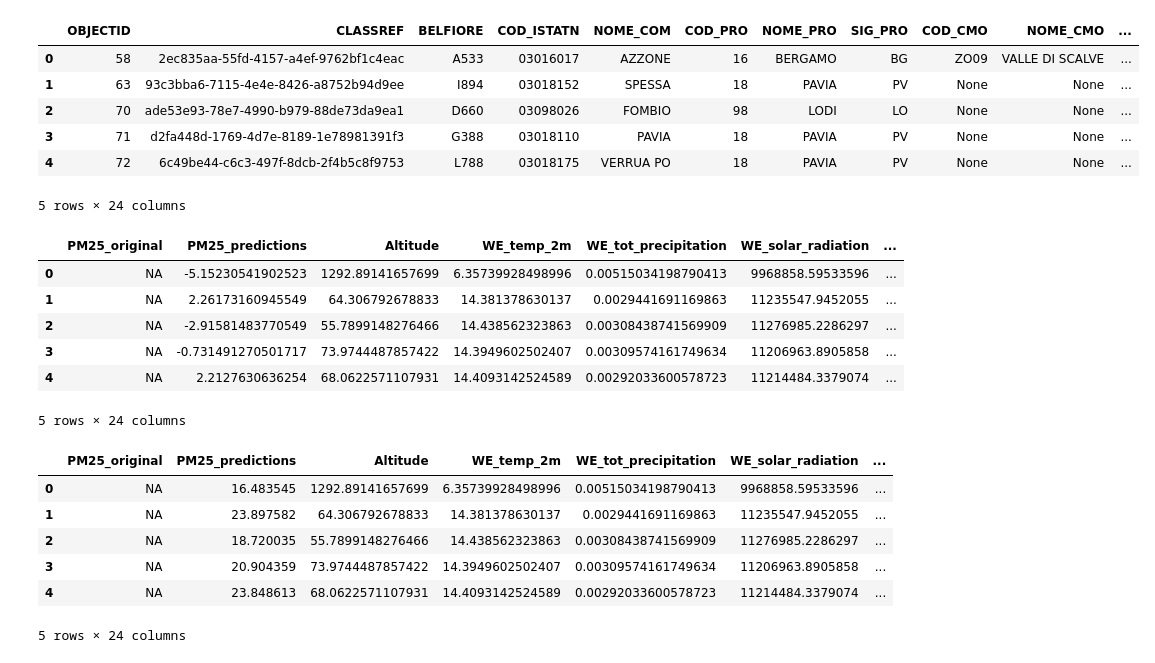
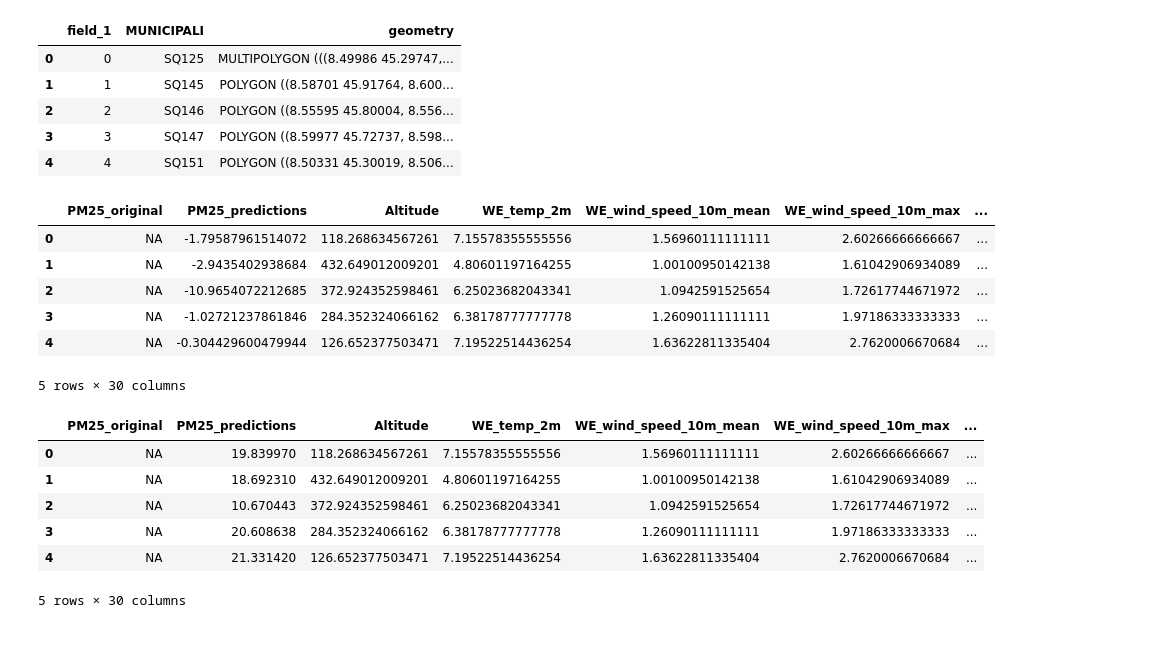
Before and after one commit to Andrea01Fraschini/SBARTProject, a Jupyter notebook: notebooks/output_analysis.ipynb, the cells around one changed output. Drawn from its saved outputs; the diff is of its cells as text; code cells hidden in the pictures.

```diff
--- a/notebooks/output_analysis.ipynb
+++ b/notebooks/output_analysis.ipynb
@@ -4,33 +4,32 @@ import pandas as pd
 import numpy as np
 import matplotlib.pyplot as plt
 # %%
-map = gpd.read_file('../data/AgrImOnIa/raw/Comuni_correnti_poligonali.shp')
+map = gpd.read_file('../data/AgrImOnIa/raw/AreasGeometriesWithNames.shp')
 map = map.to_crs({'init': 'epsg:4326'})
 map.head()
 # %% [output]
-|  | OBJECTID | CLASSREF | BELFIORE | COD_ISTATN | NOME_COM | COD_PRO | NOME_PRO | SIG_PRO | COD_CMO | NOME_CMO | ... |
-| 0 | 58 | 2ec835aa-55fd-4157-a4ef-9762bf1c4eac | A533 | 03016017 | AZZONE | 16 | BERGAMO | BG | ZO09 | VALLE DI SCALVE | ... |
-| 1 | 63 | 93c3bba6-7115-4e4e-8426-a8752b94d9ee | I894 | 03018152 | SPESSA | 18 | PAVIA | PV | None | None | ... |
-| 2 | 70 | ade53e93-78e7-4990-b979-88de73da9ea1 | D660 | 03098026 | FOMBIO | 98 | LODI | LO | None | None | ... |
-| 3 | 71 | d2fa448d-1769-4d7e-8189-1e78981391f3 | G388 | 03018110 | PAVIA | 18 | PAVIA | PV | None | None | ... |
-| 4 | 72 | 6c49be44-c6c3-497f-8dcb-2f4b5c8f9753 | L788 | 03018175 | VERRUA PO | 18 | PAVIA | PV | None | None | ... |
+|  | field_1 | MUNICIPALI | geometry |
+| 0 | 0 | SQ125 | MULTIPOLYGON (((8.49986 45.29747,... |
+| 1 | 1 | SQ145 | POLYGON ((8.58701 45.91764, 8.600... |
+| 2 | 2 | SQ146 | POLYGON ((8.55595 45.80004, 8.556... |
+| 3 | 3 | SQ147 | POLYGON ((8.59977 45.72737, 8.598... |
+| 4 | 4 | SQ151 | POLYGON ((8.50331 45.30019, 8.506... |
-5 rows × 24 columns
 # %%
-model_file_name = "../output/Model_Gen2018_30wind_10m_0.csv"
+model_file_name = "../output/2018_high_season_year_model_30wind_10m_0.csv"
 model_data = gpd.read_file(model_file_name)
 model_data.head()
 # %% [output]
-|  | PM25_original | PM25_predictions | Altitude | WE_temp_2m | WE_tot_precipitation | WE_solar_radiation | ... |
-| 0 | NA | -5.15230541902523 | 1292.89141657699 | 6.35739928498996 | 0.00515034198790413 | 9968858.59533596 | ... |
-| 1 | NA | 2.26173160945549 | 64.306792678833 | 14.381378630137 | 0.0029441691169863 | 11235547.9452055 | ... |
-| 2 | NA | -2.91581483770549 | 55.7899148276466 | 14.438562323863 | 0.00308438741569909 | 11276985.2286297 | ... |
-| 3 | NA | -0.731491270501717 | 73.9744487857422 | 14.3949602502407 | 0.00309574161749634 | 11206963.8905858 | ... |
-| 4 | NA | 2.2127630636254 | 68.0622571107931 | 14.4093142524589 | 0.00292033600578723 | 11214484.3379074 | ... |
+|  | PM25_original | PM25_predictions | Altitude | WE_temp_2m | WE_wind_speed_10m_mean | WE_wind_speed_10m_max | ... |
+| 0 | NA | -1.79587961514072 | 118.268634567261 | 7.15578355555556 | 1.56960111111111 | 2.60266666666667 | ... |
+| 1 | NA | -2.9435402938684 | 432.649012009201 | 4.80601197164255 | 1.00100950142138 | 1.61042906934089 | ... |
+| 2 | NA | -10.9654072212685 | 372.924352598461 | 6.25023682043341 | 1.0942591525654 | 1.72617744671972 | ... |
+| 3 | NA | -1.02721237861846 | 284.352324066162 | 6.38178777777778 | 1.26090111111111 | 1.97186333333333 | ... |
+| 4 | NA | -0.304429600479944 | 126.652377503471 | 7.19522514436254 | 1.63622811335404 | 2.7620006670684 | ... |
-5 rows × 24 columns
+5 rows × 30 columns
 # %%
-geometry_cols = map[["NOME_COM", "geometry"]]
-merged_df = pd.merge(model_data, geometry_cols, left_on="Municipality_Name", right_on="NOME_COM", how="inner")
-merged_df.drop(["NOME_COM", "geometry_x"], axis=1, inplace=True)
+geometry_cols = map[["MUNICIPALI", "geometry"]]
+merged_df = pd.merge(model_data, geometry_cols, left_on="Municipality_Name", right_on="MUNICIPALI", how="inner")
+merged_df.drop(["MUNICIPALI", "geometry_x"], axis=1, inplace=True)
 merged_df.rename(columns={"geometry_y": "geometry"}, inplace=True)
 
 # shift back the predictions by the initial value
@@ -39,13 +38,13 @@ merged_df["PM25_predictions"] = pd.to_numeric(merged_df["PM25_predictions"], err
 
 merged_df.head()
 # %% [output]
-|  | PM25_original | PM25_predictions | Altitude | WE_temp_2m | WE_tot_precipitation | WE_solar_radiation | ... |
-| 0 | NA | 16.483545 | 1292.89141657699 | 6.35739928498996 | 0.00515034198790413 | 9968858.59533596 | ... |
-| 1 | NA | 23.897582 | 64.306792678833 | 14.381378630137 | 0.0029441691169863 | 11235547.9452055 | ... |
-| 2 | NA | 18.720035 | 55.7899148276466 | 14.438562323863 | 0.00308438741569909 | 11276985.2286297 | ... |
-| 3 | NA | 20.904359 | 73.9744487857422 | 14.3949602502407 | 0.00309574161749634 | 11206963.8905858 | ... |
-| 4 | NA | 23.848613 | 68.0622571107931 | 14.4093142524589 | 0.00292033600578723 | 11214484.3379074 | ... |
+|  | PM25_original | PM25_predictions | Altitude | WE_temp_2m | WE_wind_speed_10m_mean | WE_wind_speed_10m_max | ... |
+| 0 | NA | 19.839970 | 118.268634567261 | 7.15578355555556 | 1.56960111111111 | 2.60266666666667 | ... |
+| 1 | NA | 18.692310 | 432.649012009201 | 4.80601197164255 | 1.00100950142138 | 1.61042906934089 | ... |
+| 2 | NA | 10.670443 | 372.924352598461 | 6.25023682043341 | 1.0942591525654 | 1.72617744671972 | ... |
+| 3 | NA | 20.608638 | 284.352324066162 | 6.38178777777778 | 1.26090111111111 | 1.97186333333333 | ... |
+| 4 | NA | 21.331420 | 126.652377503471 | 7.19522514436254 | 1.63622811335404 | 2.7620006670684 | ... |
-5 rows × 24 columns
+5 rows × 30 columns
 # %%
 merged_df = merged_df.to_crs(map.crs)
 cleaned_df = merged_df
```
Also changed, not shown: parts of 2 cells of this notebook, 2 other files.
